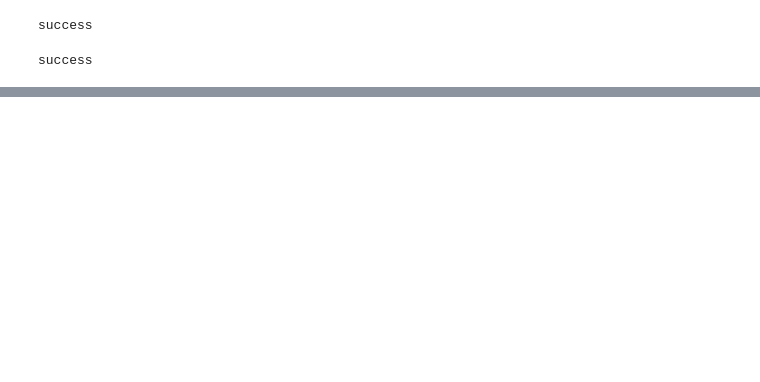
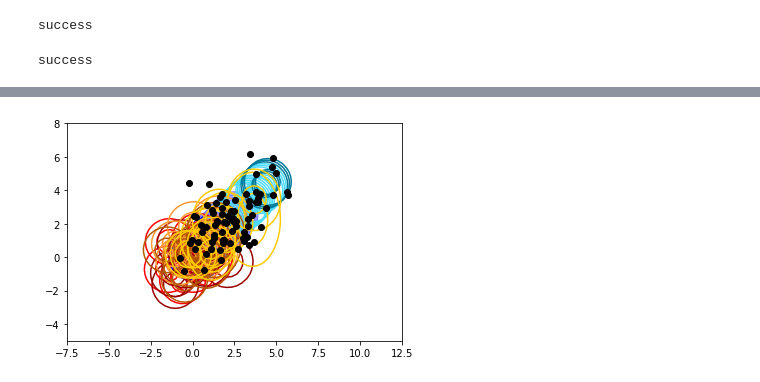
Before and after one commit to esteng/ULD, a Jupyter notebook: code/test_example/test_example.ipynb, the cells around one changed output, grey strips where cells are left out. Cells and saved outputs as stored; diff of their text form; code cells hidden in the pictures; blank space fills up the shorter version.

```diff
--- a/code/test_example/test_example.ipynb
+++ b/code/test_example/test_example.ipynb
@@ -109,13 +122,14 @@ while i < len(top_strings):
 #         sample some edit operation
 #         eo = np.argmax(np.random.multinomial(1, full_dir))
         eo = np.argmax(np.random.multinomial(1, ops_dists[ts[j]]))
+#         print(ops_dists[ts[j]])
+#         print(eo)
         if eo == 0:
 #             insert top, do nothing
             j+=1
         elif eo >= 1 and eo <= 5:
             bc = bot_alphabet[eo-1]
             bs.append(bc)
-            continue
         else:
 #             sub
 #             bc = bot_alphabet[(eo-5)%4]
@@ -123,6 +137,9 @@ while i < len(top_strings):
             bs.append(bc)
             j+=1
     i+=1
+    print("num of top string PLUs: ", len(ts))
+    print("num of bottom string PLUs: ", len(bs))
+    print("\n")
     bottom_strings.append(bs)
 
 print(bottom_strings)
@@ -454,0 +509,14 @@ Phone sequence:
+# %%
+component_parameters_flat1 = []
+_ = [component_parameters_flat1.extend(x) for x in component_parameters]
+component_parameters_flat = []
+_ = [component_parameters_flat.extend(x) for x in component_parameters_flat1]
+
+learned_components = model.components
+learned_posteriors = [comp.posterior for comp in learned_components]
+dimensionality = all_data[0].shape[1]
+learned_natural_params = [post.natural_params.reshape((-1,dimensionality)) for post in learned_posteriors]
+learned_means = [ n[1]/n[2] for n in learned_natural_params ]
+learned_vars = [ (n[0]-((n[1]**2)/n[2]))/(n[3]+1) for n in learned_natural_params ]
+print(learned_means)
+print(learned_vars)
@@ -454,0 +526,62 @@ Phone sequence:
+# %%
+
+
+def gaussian_2d(x, y, dist):
+    return dist.pdf([x,y])
+
+gaussian_2d_v = np.vectorize(gaussian_2d)
+
+
+def plot_gauss_2d(mean, cov, xlim=(-2.0, 2.0), ylim=(-2.0, 2.0), colors='k'):
+    mv = multivariate_normal(mean=mean, cov=cov)
+    x = np.linspace(*xlim)
+    y = np.linspace(*ylim)
+    X, Y = np.meshgrid(x, y)
+    Z = gaussian_2d_v(X, Y, mv)
+    CS = plt.contour(X, Y, Z, 2, colors=colors)
+    #fmt = {CS.levels[0]: '95%', CS.levels[1]: '99%'}
+    #plt.clabel(CS, fmt=fmt)
+
+plt.figure()
+plt.axis('equal')
+xlim = (-5, 10)
+ylim = (-5, 8)
+# plot_gauss_2d(mean=[0,1], cov=[[1,0.5],[0.5,1]])
+# plot_gauss_2d(mean=[1,0], cov=[[1,-0.5],[-0.5,1]])
+
+component_parameters
+
+def list_repeat(given_list, repeat_factor):
+    return_list = []
+    for item in given_list:
+        return_list.extend([item]*repeat_factor)
+    return return_list
+
+
+colors_given_list = ['#0000ff', '#8080ff', '#4ddbff', '#007a99', '#00cc00', '#008000']
+colors_learned_list = ['#ff0000', '#990000', '#ff9933', '#b35900', '#ffcc00', '#ff6633']
+
+
+colors_given = list_repeat(colors_given_list, n_states*n_comp_per_state)
+colors_learned = list_repeat(colors_learned_list, n_states*n_comp_per_state)
+
+
+print(len(component_parameters_flat))
+print(len(colors_given))
+print(len(learned_means))
+print(len(colors_learned))
+
+print(learned_means)
+print(learned_vars)
+
+
+
+# Plot gaussians used to generate data
+_ = [ plot_gauss_2d(mean=comp[0], cov=comp[1], xlim=xlim, ylim=ylim, colors=color) for comp, color in zip(component_parameters_flat, colors_given)]
+
+# Plot gaussians learned from data
+_ = [ plot_gauss_2d(mean=mean, cov=[[var[0],0],[0,var[1]]], xlim=xlim, ylim=ylim, colors=color) for mean, var, color in zip(learned_means, learned_vars, colors_learned)]
+
+# Plot data
+plt.plot(mfccs[:,0], mfccs[:,1], 'ko')
+# %% [output]
@@ -454,0 +595 @@ Phone sequence:
+[figure, added]
```
Also changed, not shown: parts of 8 cells of this notebook, 2 other files.
